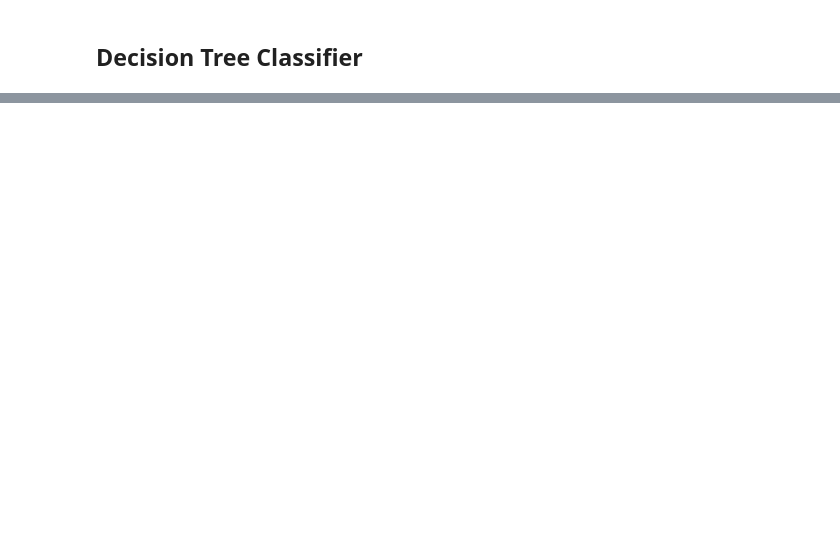
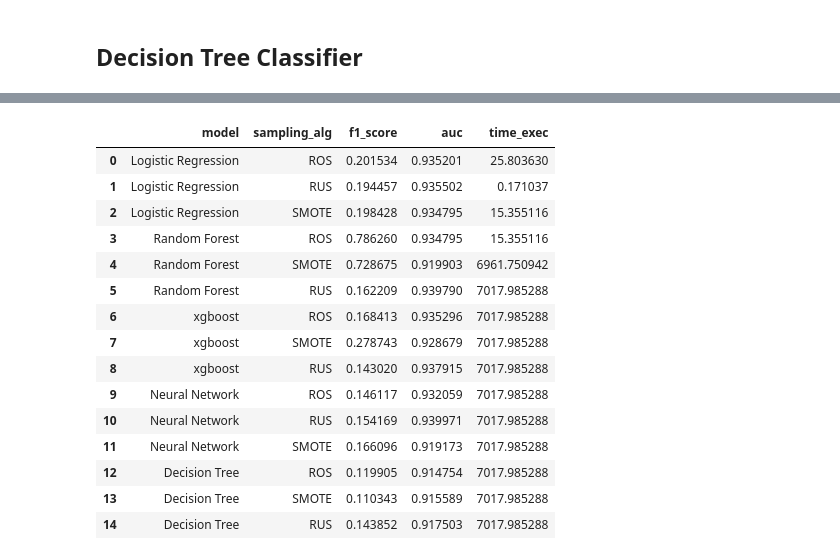
Before and after one commit to marinaKpamegan/fouille, a Jupyter notebook: FdDV3.ipynb, the cells around one changed output, grey strips where cells are left out. Drawn from its saved outputs; the diff is of its cells as text; code cells hidden in the pictures; blank space fills up the shorter version.

```diff
--- a/FdDV3.ipynb
+++ b/FdDV3.ipynb
@@ -846,4 +1213,17 @@ decision_tree = DecisionTreeClassifier(max_depth=5, random_state=42, class_weigh
 decision_tree.fit(X_train_resampled_smote, y_train_resampled_smote)
 y_pred_tree = decision_tree.predict(X_test_scaled)
 print(classification_report(y_test, y_pred_tree))
-print("ROC AUC:", roc_auc_score(y_test, decision_tree.predict_proba(X_test_scaled)[:, 1]))
+roc_auc = roc_auc_score(y_test, decision_tree.predict_proba(X_test_scaled)[:, 1])
+print("ROC AUC:", roc_auc)
+
+# historisation
+new_entry = pd.DataFrame([{
+    'model': 'Decision Tree',
+    'sampling_alg': 'SMOTE',
+    'f1_score': metrics.f1_score(y_test, y_pred_tree),
+    'auc': roc_auc,
+    'time_exec': duree
+}])
+
+# Concaténer avec l'historique existant
+historique = pd.concat([historique, new_entry], ignore_index=True)
@@ -858,0 +1241,19 @@ gb_model = GradientBoostingClassifier(random_state=42)
+# %%
+decision_tree = DecisionTreeClassifier(max_depth=5, random_state=42, class_weight='balanced')
+decision_tree.fit(X_train_undersampling, y_train_undersampling)
+y_pred_tree = decision_tree.predict(X_test_scaled)
+roc_auc = roc_auc_score(y_test, decision_tree.predict_proba(X_test_scaled)[:, 1])
+print(classification_report(y_test, y_pred_tree))
+print("ROC AUC:", roc_auc)
+
+# historisation
+new_entry = pd.DataFrame([{
+    'model': 'Decision Tree',
+    'sampling_alg': 'RUS',
+    'f1_score': metrics.f1_score(y_test, y_pred_tree),
+    'auc': roc_auc,
+    'time_exec': duree
+}])
+
+# Concaténer avec l'historique existant
+historique = pd.concat([historique, new_entry], ignore_index=True)
@@ -858,0 +1271,19 @@ gb_model = GradientBoostingClassifier(random_state=42)
+# %%
+historique
+# %% [output]
+|  | model | sampling_alg | f1_score | auc | time_exec |
+| 0 | Logistic Regression | ROS | 0.201534 | 0.935201 | 25.803630 |
+| 1 | Logistic Regression | RUS | 0.194457 | 0.935502 | 0.171037 |
+| 2 | Logistic Regression | SMOTE | 0.198428 | 0.934795 | 15.355116 |
+| 3 | Random Forest | ROS | 0.786260 | 0.934795 | 15.355116 |
+| 4 | Random Forest | SMOTE | 0.728675 | 0.919903 | 6961.750942 |
+| 5 | Random Forest | RUS | 0.162209 | 0.939790 | 7017.985288 |
+| 6 | xgboost | ROS | 0.168413 | 0.935296 | 7017.985288 |
+| 7 | xgboost | SMOTE | 0.278743 | 0.928679 | 7017.985288 |
+| 8 | xgboost | RUS | 0.143020 | 0.937915 | 7017.985288 |
+| 9 | Neural Network | ROS | 0.146117 | 0.932059 | 7017.985288 |
+| 10 | Neural Network | RUS | 0.154169 | 0.939971 | 7017.985288 |
+| 11 | Neural Network | SMOTE | 0.166096 | 0.919173 | 7017.985288 |
+| 12 | Decision Tree | ROS | 0.119905 | 0.914754 | 7017.985288 |
+| 13 | Decision Tree | SMOTE | 0.110343 | 0.915589 | 7017.985288 |
+| 14 | Decision Tree | RUS | 0.143852 | 0.917503 | 7017.985288 |
```
Also changed, not shown: parts of 22 cells of this notebook.
